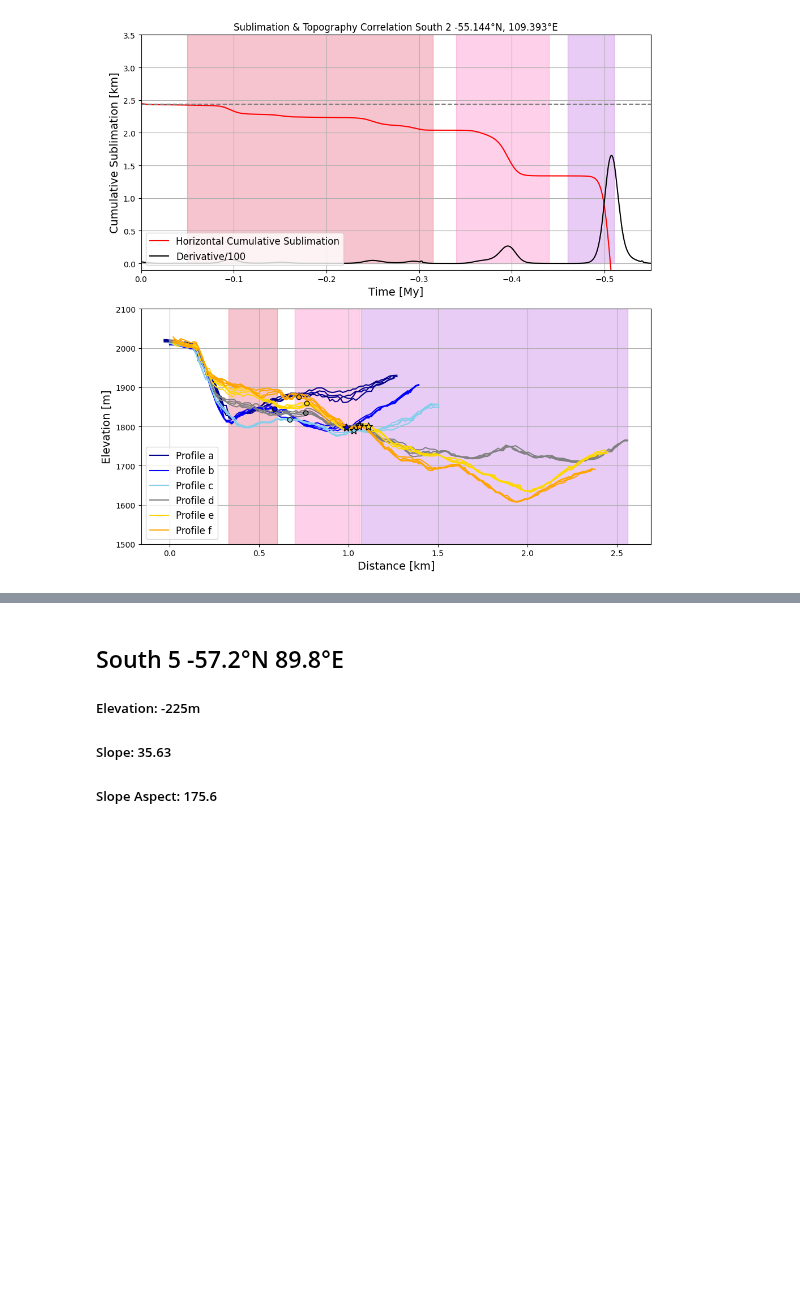
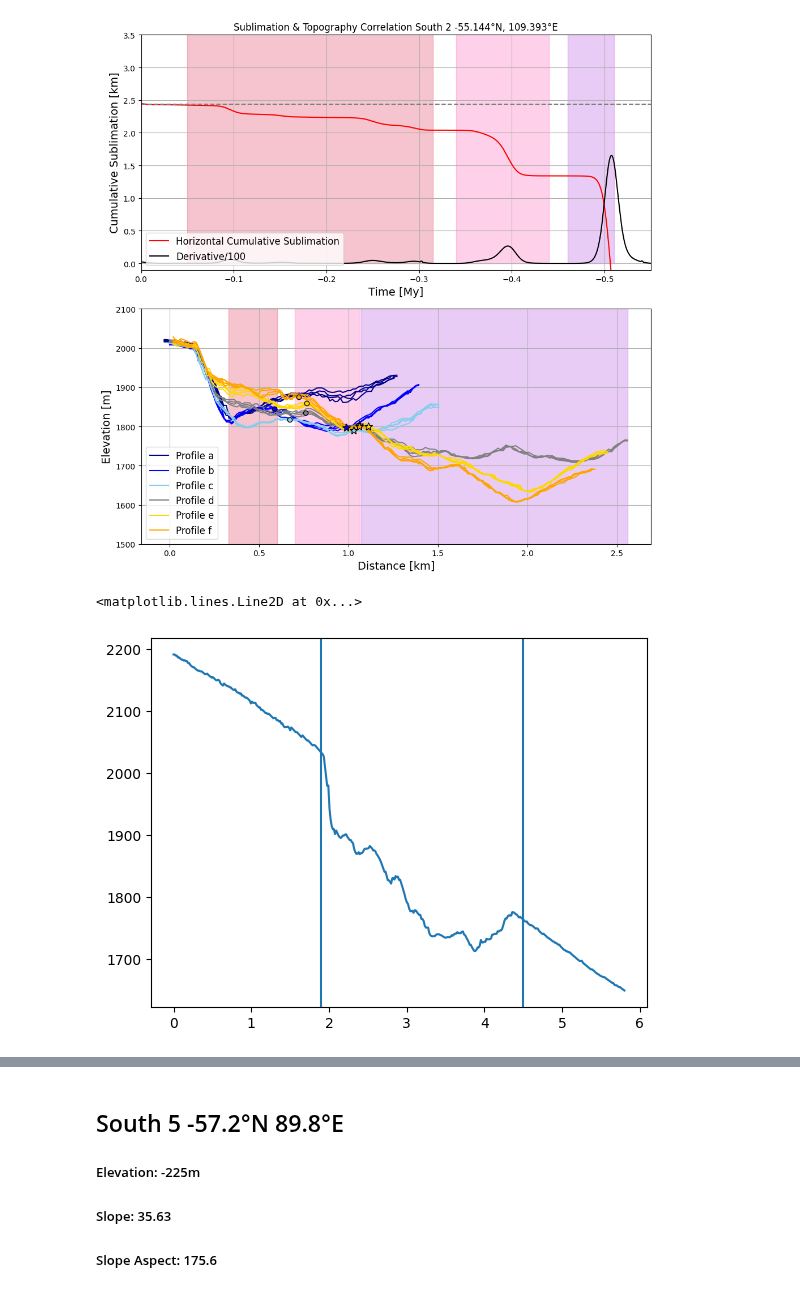
Before and after one commit to lsperezm/Martian_Icy_Scarps, a Jupyter notebook: Code/New_Scarps.ipynb, the cells around one changed output, grey strips where cells are left out. Cells and saved outputs as stored; diff of their text form; code cells hidden in the pictures; blank space fills up the shorter version.

Commit message:
volume south 2

```diff
--- a/Code/New_Scarps.ipynb
+++ b/Code/New_Scarps.ipynb
@@ -700,6 +700,9 @@ plt.savefig('RidgesSouth2')
 # Import topographic profile for South 2
 topS2= '../South2_4Prof.csv'
 S2=pd.read_csv(topS2)
+
+topS2_cont= '../South2_cont.csv'
+S2_cont=pd.read_csv(topS2_cont)
 
 topS2_a= '../South2_arof.csv'
 S2_a=pd.read_csv(topS2_a)
@@ -724,6 +727,9 @@ S2_group_id = (S2["Distance (Km)"] == 0).cumsum()
 # Split into separate DataFrames
 profilesS2 = [g for _, g in S2.groupby(S2_group_id)]
 
+S2_cont_group_id = (S2_cont["Distance (Km)"] == 0).cumsum()
+profilesS2_cont = [g for _, g in S2_cont.groupby(S2_cont_group_id)]
+
 S2_a_group_id = (S2_a["Distance (Km)"] == 0).cumsum()
 profilesS2_a = [g for _, g in S2_a.groupby(S2_a_group_id)]
 
@@ -758,6 +764,11 @@ profilesS2_a[0]
 | 184 | 2.668 | 109.372 | -55.189 | 1693.846 |
 185 rows × 4 columns
 # %%
+distS2_cont=np.array(profilesS2_cont[0]['Distance (Km)'].tolist())
+longitudeS2_cont=np.array(profilesS2_cont[0]['Longitude'].tolist())
+latitudeS2_cont= np.array(profilesS2_cont[0]['Latitude'].tolist())
+elevationS2_cont= np.array(profilesS2_cont[0]['HiRISE DTM Stamps (2) (mean)'].tolist())
+
 #Profile C
 distS2_1=np.array(profilesS2[0]['Distance (Km)'].tolist())
 longitudeS2_1=np.array(profilesS2[0]['Longitude'].tolist())
@@ -999,3 +1010,10 @@ plt.savefig('ridgessouth2.png')
 plt.show()
 # %% [output]
 [figure]
+# %%
+plt.plot(distS2_cont,elevationS2_cont)
+plt.axvline(x=1.9)
+plt.axvline(x=4.5)
+# %% [output]
+<matplotlib.lines.Line2D at 0x...>
+[figure, added]
```
Also changed, not shown: parts of 10 cells of this notebook, 3 other files.
